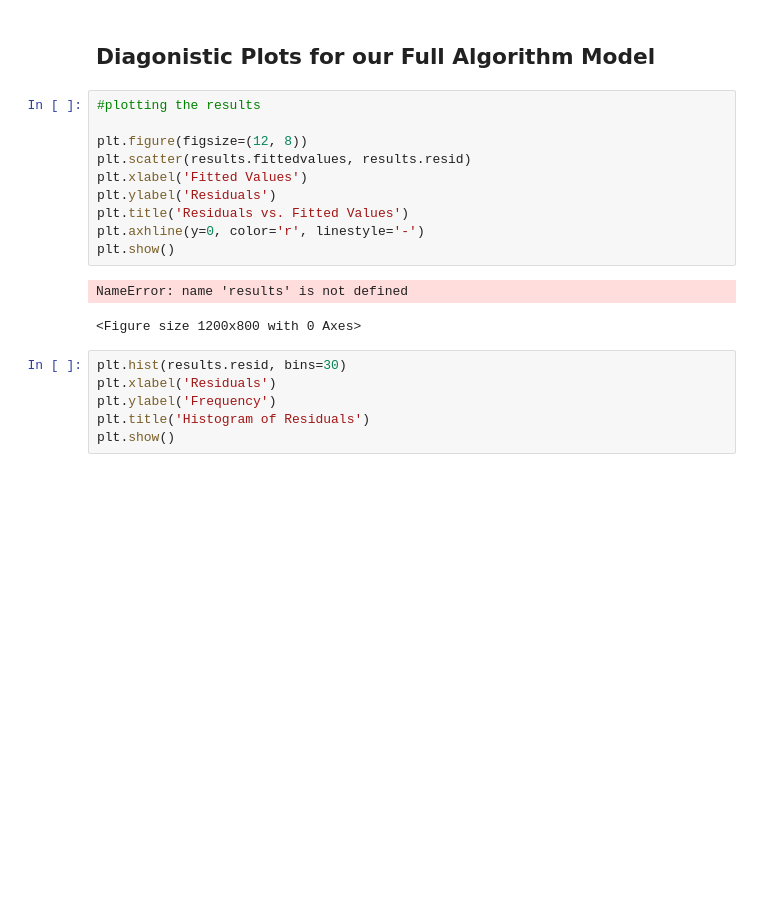
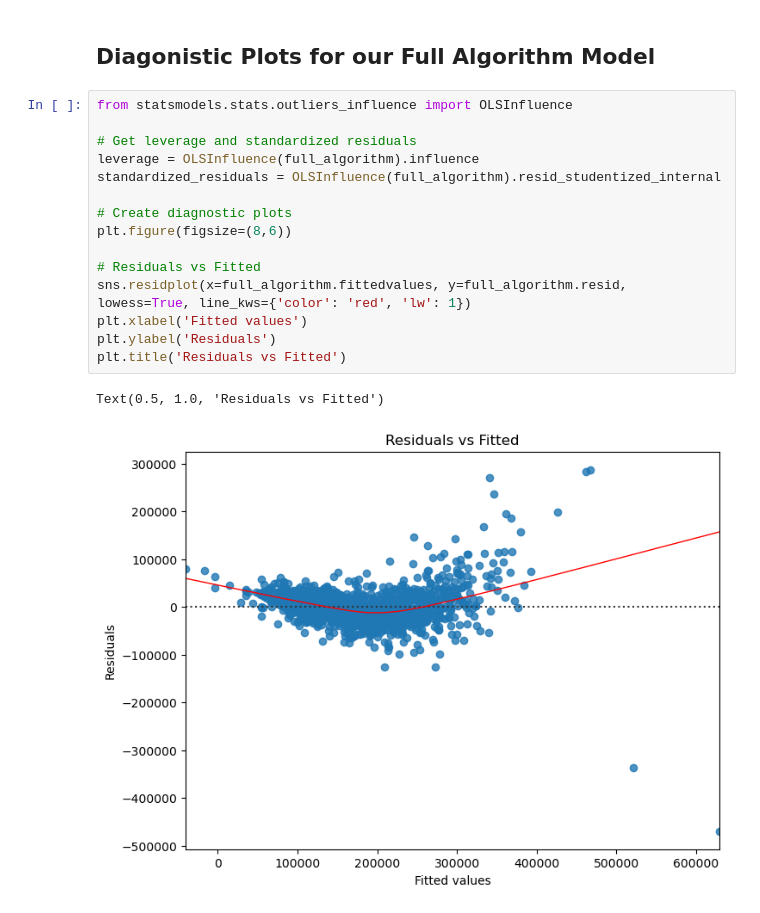
Before and after one commit to FoxDavenport/PIC16BFinalProject, a Jupyter notebook: FinalProject16B.ipynb, the cells around one changed output. Drawn from its saved outputs; the diff is of its cells as text; blank space fills up the shorter version.

```diff
--- a/FinalProject16B.ipynb
+++ b/FinalProject16B.ipynb
@@ -797,21 +797,20 @@ Now that we know we will be using the algorithm model, we can begin checking our
 # %% [markdown]
 ## Diagonistic Plots for our Full Algorithm Model
 # %%
-#plotting the results
+from statsmodels.stats.outliers_influence import OLSInfluence
 
-plt.figure(figsize=(12, 8))
-plt.scatter(results.fittedvalues, results.resid)
-plt.xlabel('Fitted Values')
+# Get leverage and standardized residuals
+leverage = OLSInfluence(full_algorithm).influence
+standardized_residuals = OLSInfluence(full_algorithm).resid_studentized_internal
+
+# Create diagnostic plots
+plt.figure(figsize=(8,6))
+
+# Residuals vs Fitted
+sns.residplot(x=full_algorithm.fittedvalues, y=full_algorithm.resid, lowess=True, line_kws={'color': 'red', 'lw': 1})
+plt.xlabel('Fitted values')
 plt.ylabel('Residuals')
-plt.title('Residuals vs. Fitted Values')
-plt.axhline(y=0, color='r', linestyle='-')
-plt.show()
+plt.title('Residuals vs Fitted')
 # %% [output]
-NameError: name 'results' is not defined
+Text(0.5, 1.0, 'Residuals vs Fitted')
-<Figure size 1200x800 with 0 Axes>
+[figure, added]
-# %%
-plt.hist(results.resid, bins=30)
-plt.xlabel('Residuals')
-plt.ylabel('Frequency')
-plt.title('Histogram of Residuals')
-plt.show()
```
Also changed, not shown: parts of 16 cells of this notebook.
